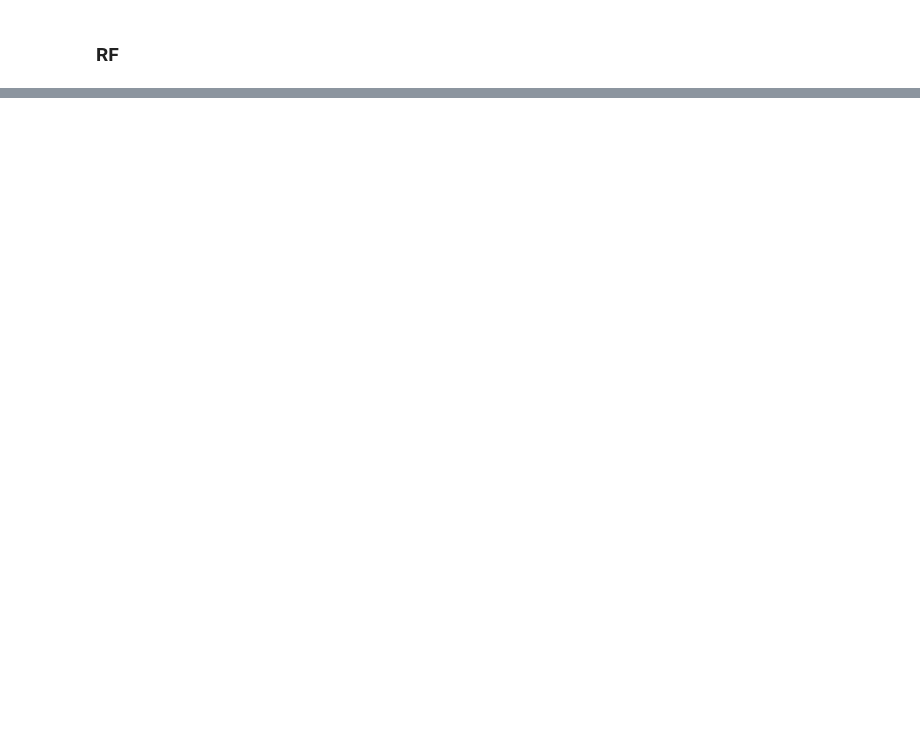
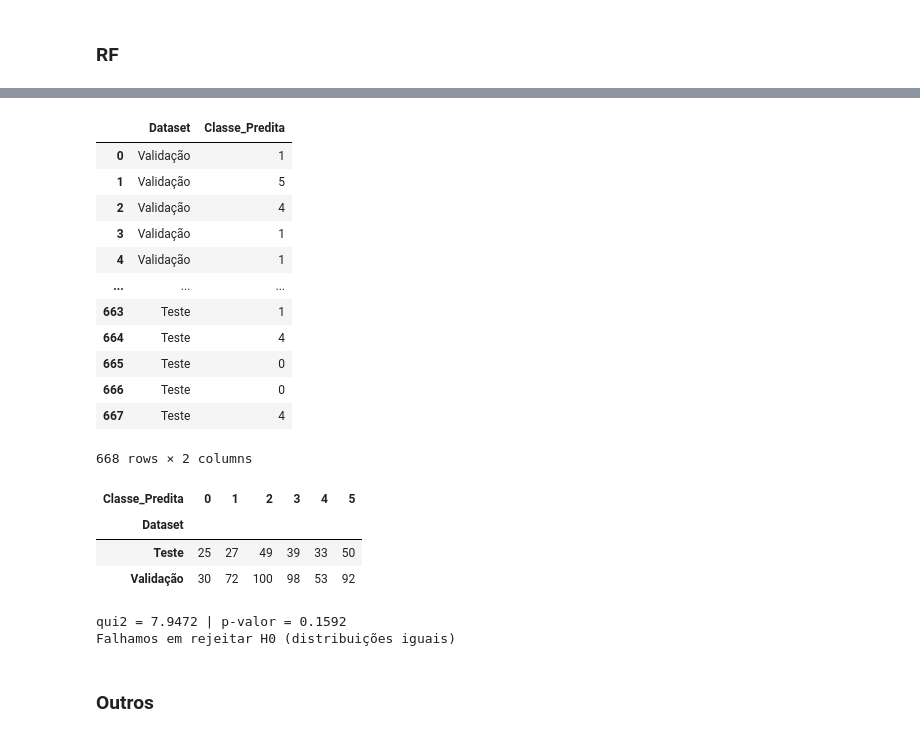
Before and after one commit to Rodrigo-Lusa/ml_isolados_brasileiros, a Jupyter notebook: notebooks/07_classificacao.ipynb, the cells around one changed output, grey strips where cells are left out. Saved outputs shown, nothing was run; the diff lists cells and outputs as text; code cells hidden in the pictures; blank space fills up the shorter version.

```diff
--- a/notebooks/07_classificacao.ipynb
+++ b/notebooks/07_classificacao.ipynb
@@ -243,0 +360,44 @@ array([1, 5, 4, 1, 1, 2, 5, 3, 2, 3, 3, 3, 1, 3, 5, 1, 1, 3, 3, 3, 2, 4,
+# %%
+pred_valid = clf.modelos_["rf"].predict(df_valid[clf.X.columns])
+pred_test  = clf.modelos_["rf"].predict(df_test[clf.X.columns])
+
+df_chi2 = pd.DataFrame({
+    "Dataset": ["Validação"] * len(pred_valid) + ["Teste"] * len(pred_test),
+    "Classe_Predita": np.concatenate([pred_valid, pred_test]),
+})
+
+df_chi2
+# %% [output]
+|  | Dataset | Classe_Predita |
+| 0 | Validação | 1 |
+| 1 | Validação | 5 |
+| 2 | Validação | 4 |
+| 3 | Validação | 1 |
+| 4 | Validação | 1 |
+| ... | ... | ... |
+| 663 | Teste | 1 |
+| 664 | Teste | 4 |
+| 665 | Teste | 0 |
+| 666 | Teste | 0 |
+| 667 | Teste | 4 |
+668 rows × 2 columns
+# %%
+tabela_contingencia = pd.crosstab(df_chi2["Dataset"], df_chi2["Classe_Predita"])
+
+tabela_contingencia
+# %% [output]
+| Classe_Predita | 0 | 1 | 2 | 3 | 4 | 5 |
+| Dataset |  |  |  |  |  |  |
+| Teste | 25 | 27 | 49 | 39 | 33 | 50 |
+| Validação | 30 | 72 | 100 | 98 | 53 | 92 |
+# %%
+chi2, p_valor, gl, _ = chi2_contingency(tabela_contingencia)
+
+print(f"qui2 = {chi2:.4f} | p-valor = {p_valor:.4f}")
+print("Rejeitamos H0 (distribuições diferentes)" if p_valor < 0.05 else
+      "Falhamos em rejeitar H0 (distribuições iguais)")
+# %% [output]
+qui2 = 7.9472 | p-valor = 0.1592
+Falhamos em rejeitar H0 (distribuições iguais)
+# %% [markdown]
+### Outros
```
Also changed, not shown: parts of 27 cells of this notebook, 2 other files.
